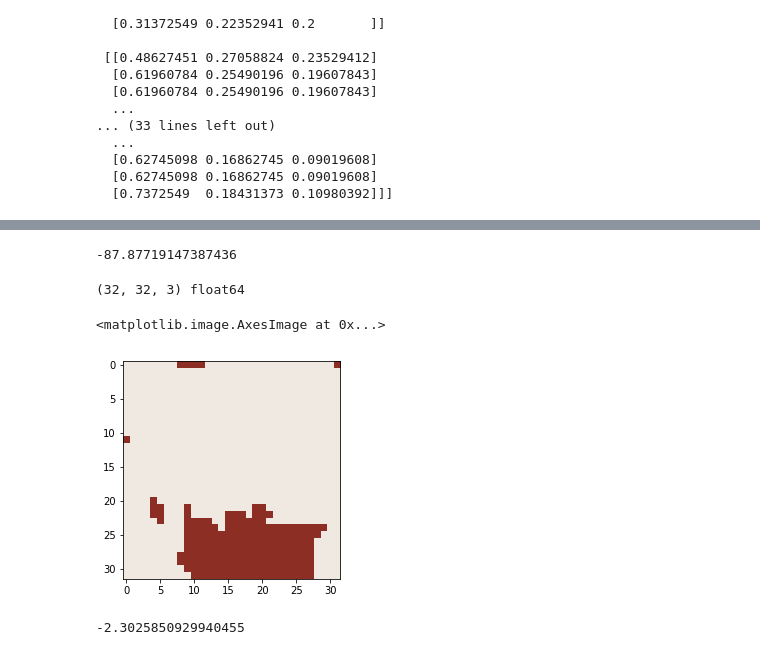
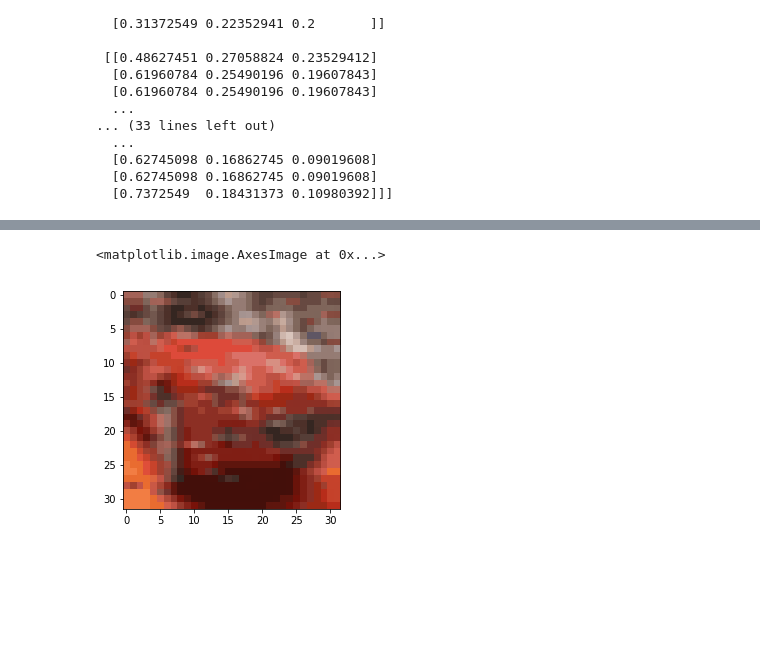
Before and after one commit to pppplin/Optimization-MP, a Jupyter notebook: MP3/variational inference.ipynb, the cells around one changed output, grey strips where cells are left out. Saved outputs shown, nothing was run; the diff lists cells and outputs as text; code cells hidden in the pictures; blank space fills up the shorter version.

```diff
--- a/MP3/variational inference.ipynb
+++ b/MP3/variational inference.ipynb
@@ -34,7 +34,7 @@ def quantize(raster, n_colors=32):
         palette[labels], (width, height, palette.shape[1]))
     return quantized_raster, palette
 clus_img, colors_palette = quantize(single_img)
-colors_palette = colors_palette / 255
+colors_palette = colors_palette / 255.  #(32, 3)
 # %%
 def add_noise(clus_img, colors_palette):
     noise_img = clus_img
@@ -56,6 +56,6 @@ plt.imshow(data / 255)
 # %%
 #load data
-img = np.double(data) / 255
+img = np.double(data) / 255.
 img_mean = np.mean(img)
 [M, N, d] = img.shape
 
@@ -132,0 +287,7 @@ print(data / 255)
+# %%
+single_img = np.transpose(np.reshape(img[5],(3, 32,32)), (1,2,0))
+plt.imshow(single_img)
+
+clus_img, colors_palette = quantize(single_img)
+colors_palette = colors_palette  #(32, 3)
+data = add_noise(clus_img, colors_palette)
@@ -138,4 +300,0 @@ plt.imshow(data)
-# %%
-print(np.mean(mu - data))
-# %% [output]
--87.87719147387436
@@ -197,13 +301,7 @@ for i in tqdm(range(max_iter)):
-# %%
-print(mu.shape, mu.dtype)
-# %% [output]
-(32, 32, 3) float64
+# %%
+clean = denoise(data, colors_palette / 255.)
 # %%
-plt.imshow(mu)
+plt.imshow(clean)
 # %% [output]
 <matplotlib.image.AxesImage at 0x...>
-[figure, old version]
+[figure, new version]
-# %%
-np.log(0.1)
-# %% [output]
--2.3025850929940455
```
Also changed, not shown: parts of 12 cells of this notebook, 2 other files.
